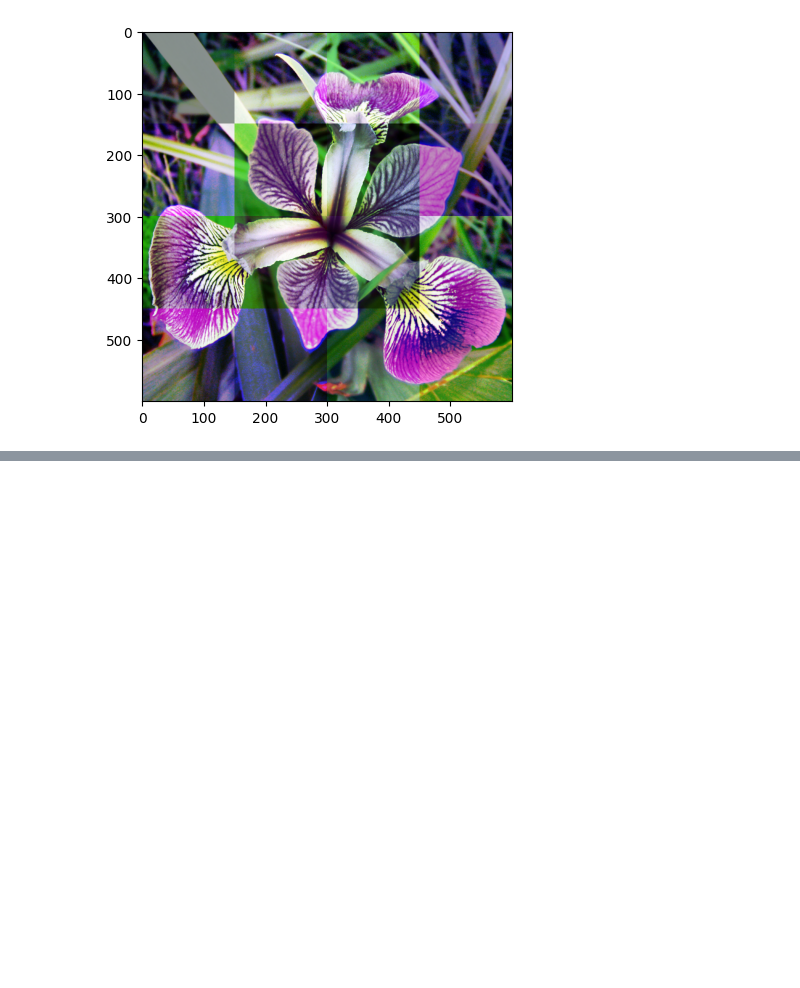
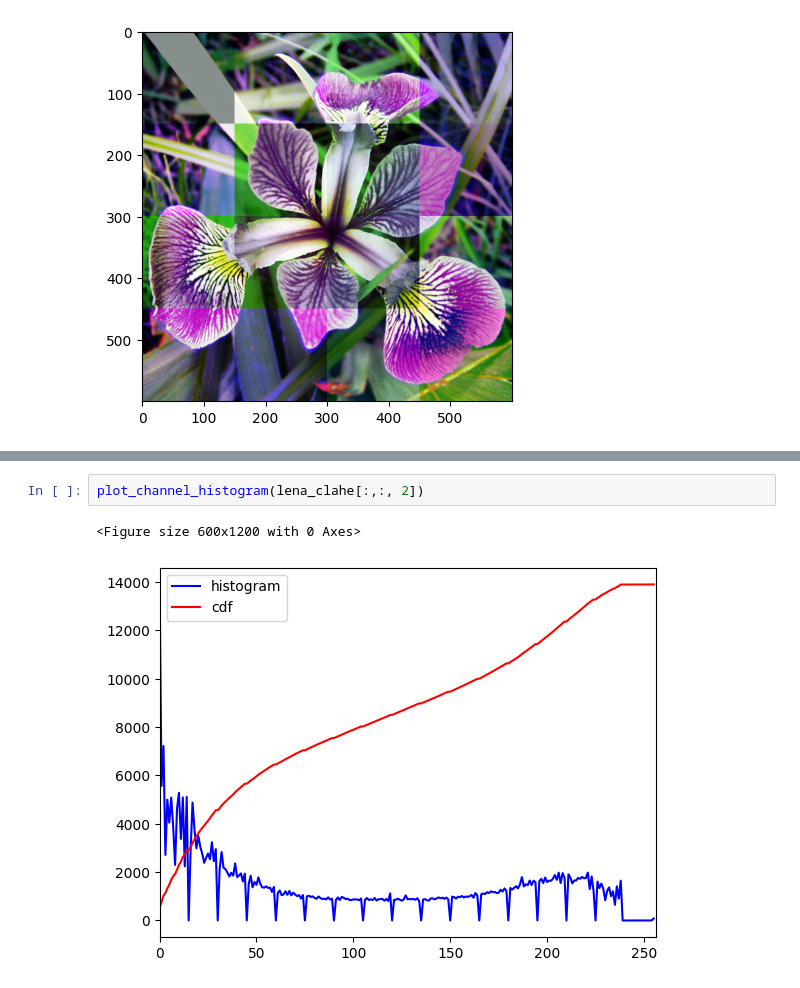
Before and after one commit to pyretttt/mosquitto, a Jupyter notebook: cv/histogram_equalization.ipynb, the cells around one changed output, grey strips where cells are left out. Saved outputs shown, nothing was run; the diff lists cells and outputs as text; blank space fills up the shorter version.

```diff
--- a/cv/histogram_equalization.ipynb
+++ b/cv/histogram_equalization.ipynb
@@ -157,0 +192,5 @@ plt.imshow(lena_blocked)
+# %%
+plot_channel_histogram(lena_clahe[:,:, 2])
+# %% [output]
+<Figure size 600x1200 with 0 Axes>
+[figure, added]
```
Also changed, not shown: parts of 5 cells of this notebook, 1 other file.
